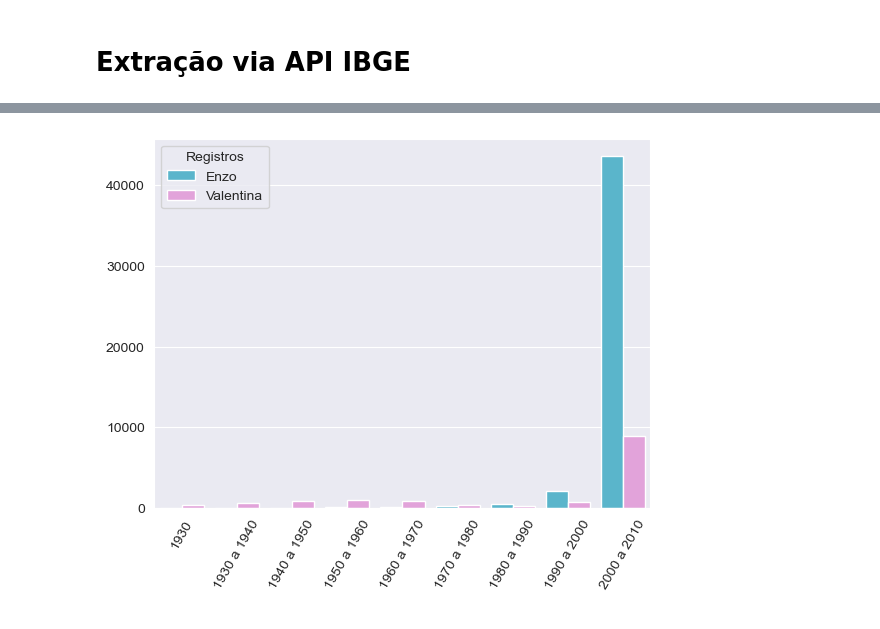
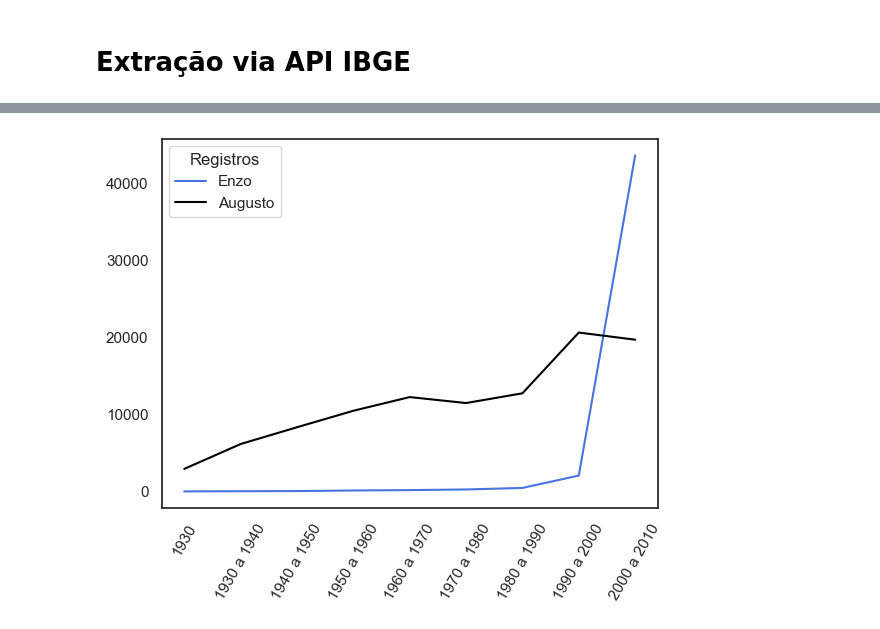
Before and after one commit to Rafael93rj/dados_api_ibge, a Jupyter notebook: import_data_api.ipynb, the cells around one changed output, grey strips where cells are left out. Saved outputs shown, nothing was run; the diff lists cells and outputs as text; code cells hidden in the pictures.

```diff
--- a/import_data_api.ipynb
+++ b/import_data_api.ipynb
@@ -64,29 +64,31 @@ query_1
-# %%
-#Gráfico
-cores = {
-    'Enzo': '#47c0de',
-    'Valentina': '#ed98e2'
-}
-
-query_long = query_1.melt(
-    id_vars='Período',
-    value_vars=['Enzo', 'Valentina'],
-    var_name='Registros',
-    value_name='Valor'
-)
-
-sns.barplot(
-    data=query_long,
-    x='Período',
-    y='Valor',
-    hue='Registros',
-    palette = cores
-)
-
-plt.xlabel('')
-plt.ylabel('')
-
-plt.xticks(rotation=60)
-plt.show()
-# %% [output]
-[figure, removed]
+# %%
+#Gráfico
+sns.set_style("white")
+
+cores = {
+    'Enzo': '#4774de',
+    'Augusto': '#000000'
+}
+
+query_long = query_1.melt(
+    id_vars='Período',
+    value_vars=['Enzo', 'Augusto'],
+    var_name='Registros',
+    value_name='Valor'
+)
+
+sns.lineplot(
+    data=query_long,
+    x='Período',
+    y='Valor',
+    hue='Registros',
+    palette = cores
+)
+
+plt.xlabel('')
+plt.ylabel('')
+
+plt.xticks(rotation=60)
+plt.show()
+# %% [output]
+[figure, added]
```
Also changed, not shown: parts of 5 cells of this notebook.
